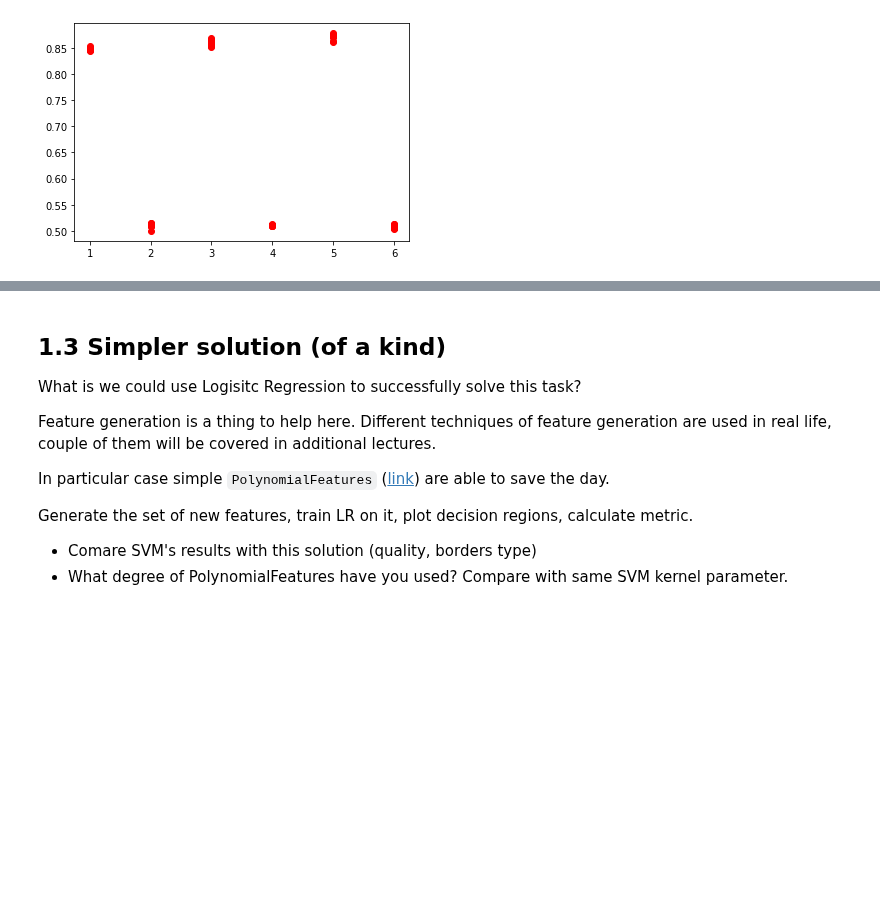
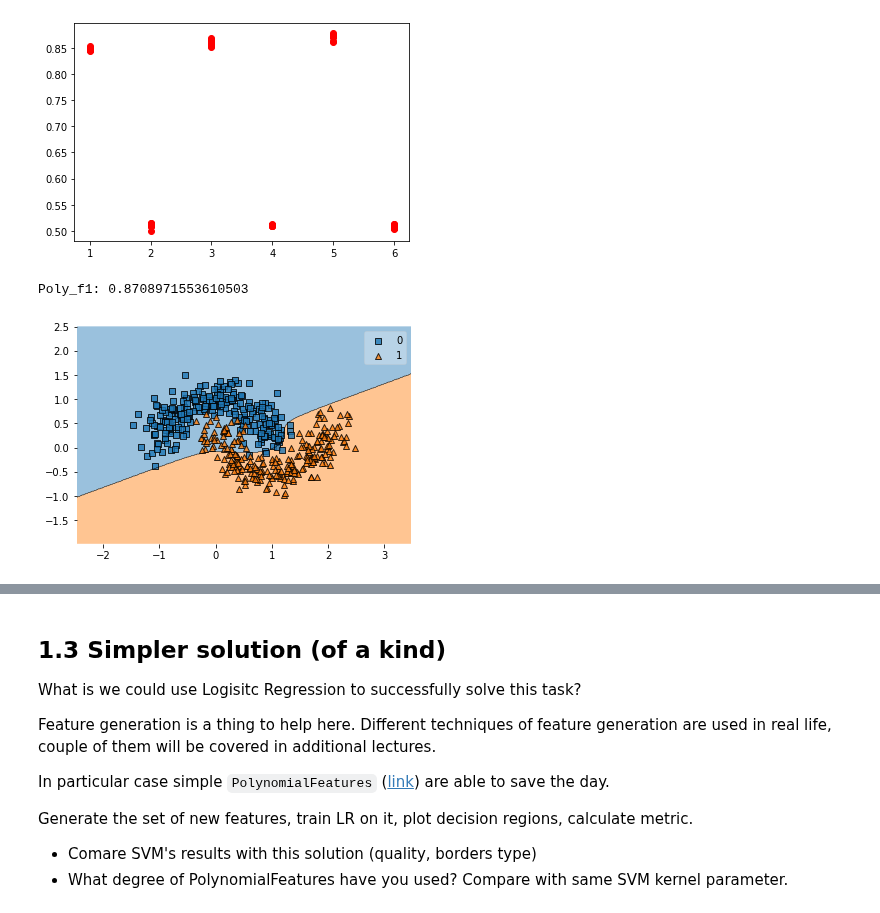
Before and after one commit to Sergey-Tkachenko/ml_mipt_homeworks, a Jupyter notebook: Lab1_part2_SVM.ipynb, the cells around one changed output, grey strips where cells are left out. Drawn from its saved outputs; the diff is of its cells as text; code cells hidden in the pictures; blank space fills up the shorter version.

```diff
--- a/Lab1_part2_SVM.ipynb
+++ b/Lab1_part2_SVM.ipynb
@@ -229,3 +211,12 @@ plt.plot(degree_grid, scores_scale, 'ro')
 # %% [output]
 [<matplotlib.lines.Line2D at 0x...>]
 [figure]
+# %%
+#Let's fit poly SVC
+poly_svc = give_pipe(SVC(C = 0.8, kernel='poly', degree=5, gamma='scale'))
+poly_svc.fit(moons_points, moons_labels)
+plot_decision_regions(moons_points, moons_labels, poly_svc)
+print("Poly_f1:", f1_score(poly_svc.predict(moons_points), moons_labels))
+# %% [output]
+Poly_f1: 0.8708971553610503
+[figure, added]
```
Also changed, not shown: parts of 13 cells of this notebook.
